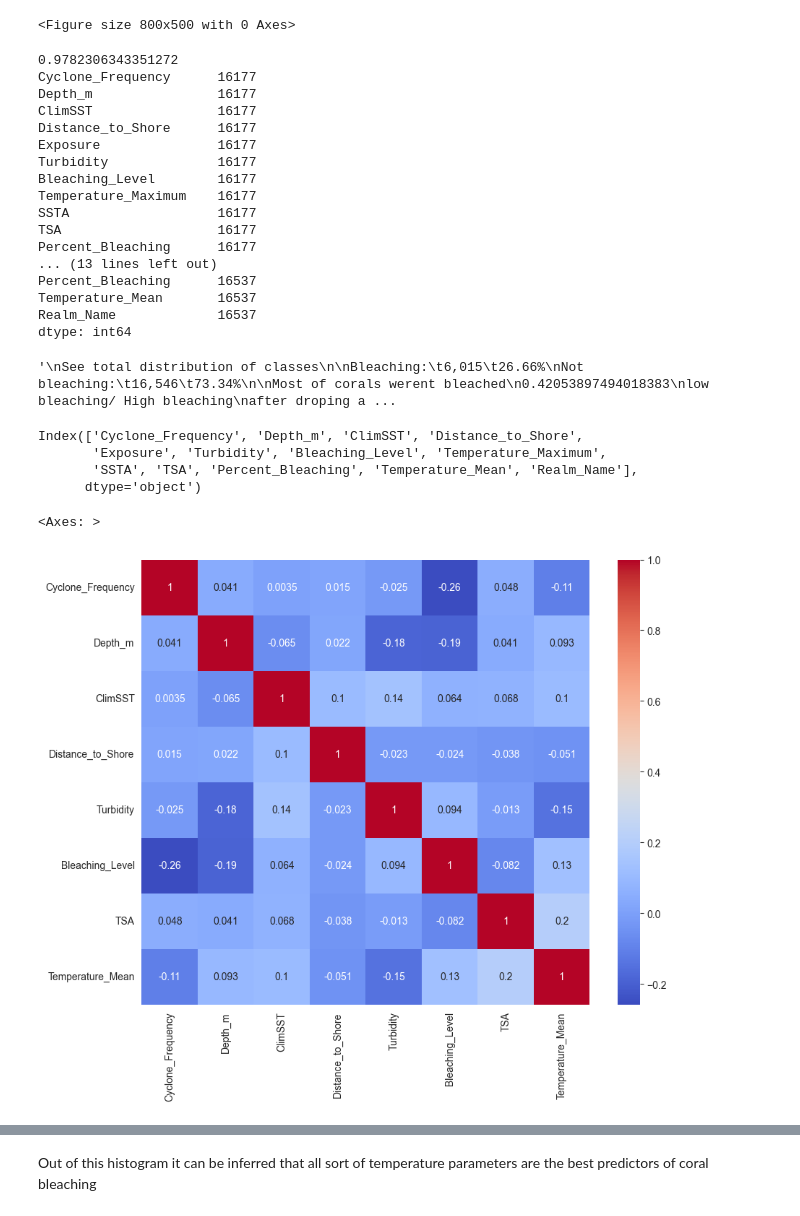
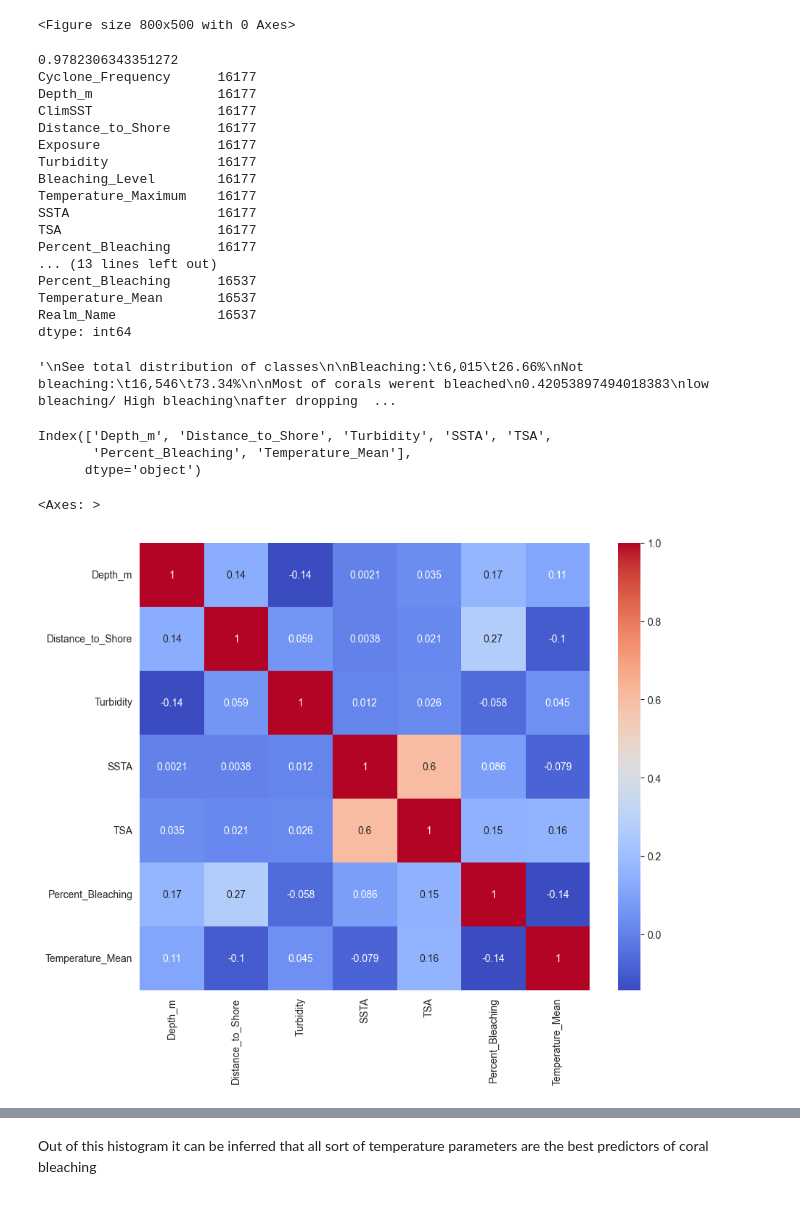
Before and after one commit to BopHockoB/Reef_Analysis, a Jupyter notebook: bleaching_classification_dataset_preprocessing.ipynb, the cells around one changed output, grey strips where cells are left out. Drawn from its saved outputs; the diff is of its cells as text; code cells hidden in the pictures.

```diff
--- a/bleaching_classification_dataset_preprocessing.ipynb
+++ b/bleaching_classification_dataset_preprocessing.ipynb
@@ -58,7 +58,9 @@ df.drop("Ocean_Name", axis=1, inplace=True)
 df.drop("Country_Name", axis=1, inplace=True)
 df.drop("Sample_ID", axis=1, inplace=True)
 df.drop("Date_Year", axis=1, inplace=True)
-
+df.drop("Bleaching_Level", axis=1, inplace=True)
+df.drop("Realm_Name", axis=1, inplace=True)
+df.drop("Exposure", axis=1, inplace=True)
 #Percent_Cover is not a best predictor and also contain 30% of its fields as null.
 # For the sake of bigger dataset this feature is dropped
 df.drop("Percent_Cover", axis=1, inplace=True)
@@ -89,10 +87,0 @@ memory usage: 3.5+ MB
-# %%
-from sklearn.preprocessing import LabelEncoder
-
-
-le = LabelEncoder()
-df["Exposure"] = le.fit_transform(df["Exposure"])
-df["Bleaching_Level"] = le.fit_transform(df["Bleaching_Level"])
-df["Realm_Name"] = le.fit_transform(df["Realm_Name"])
-
-df.info()
@@ -120 +88,7 @@ memory usage: 3.5 MB
+# %%
+temperature_anomaly = df["Temperature_Maximum"] - df["Temperature_Mean"]
+
+df = df.drop(["Temperature_Maximum"], axis=1)
+# df["Temperature_Anomaly"] = temperature_anomaly
+df = df.drop(["Cyclone_Frequency", "ClimSST"], axis=1)
 # %%
@@ -242,27 +216,26 @@ Percent_Bleaching      16537
 Temperature_Mean       16537
 Realm_Name             16537
 dtype: int64
-'\nSee total distribution of classes\n\nBleaching:\t6,015\t26.66%\nNot bleaching:\t16,546\t73.34%\n\nMost of corals werent bleached\n0.42053897494018383\nlow bleaching/ High bleaching\nafter droping a ...
+'\nSee total distribution of classes\n\nBleaching:\t6,015\t26.66%\nNot bleaching:\t16,546\t73.34%\n\nMost of corals werent bleached\n0.42053897494018383\nlow bleaching/ High bleaching\nafter dropping  ...
 # %%
 
-corr_matrix = df.corr()
+corr_matrix = df.corr(method="spearman")
 
 features = corr_matrix.index
 features
 # %% [output]
-Index(['Cyclone_Frequency', 'Depth_m', 'ClimSST', 'Distance_to_Shore',
-       'Exposure', 'Turbidity', 'Bleaching_Level', 'Temperature_Maximum',
-       'SSTA', 'TSA', 'Percent_Bleaching', 'Temperature_Mean', 'Realm_Name'],
+Index(['Depth_m', 'Distance_to_Shore', 'Turbidity', 'SSTA', 'TSA',
+       'Percent_Bleaching', 'Temperature_Mean'],
       dtype='object')
 # %%
 import seaborn as sns
 
 
 plt.figure(figsize=(10, 8))
-sns.heatmap(df.corr(), annot=True, cmap="coolwarm")
+sns.heatmap(corr_matrix, annot=True, cmap="coolwarm")
 # %% [output]
 <Axes: >
-[figure, old version]
+[figure, new version]
 # %% [markdown]
 TSA feature highly dependent on SSTA and have high correlation rate.
  It means we can drop it for better prediction
```
Also changed, not shown: parts of 17 cells of this notebook, 1 other file.
